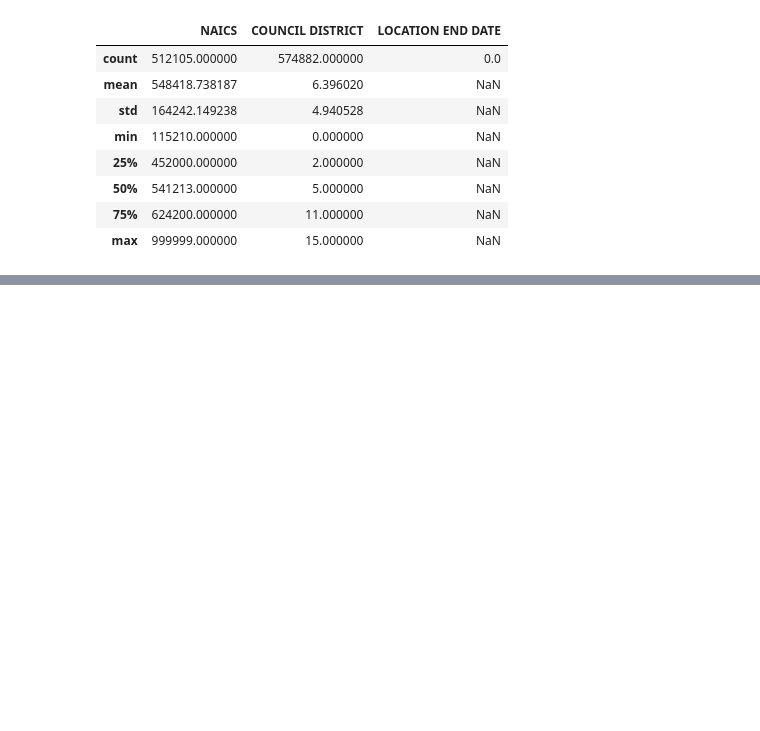
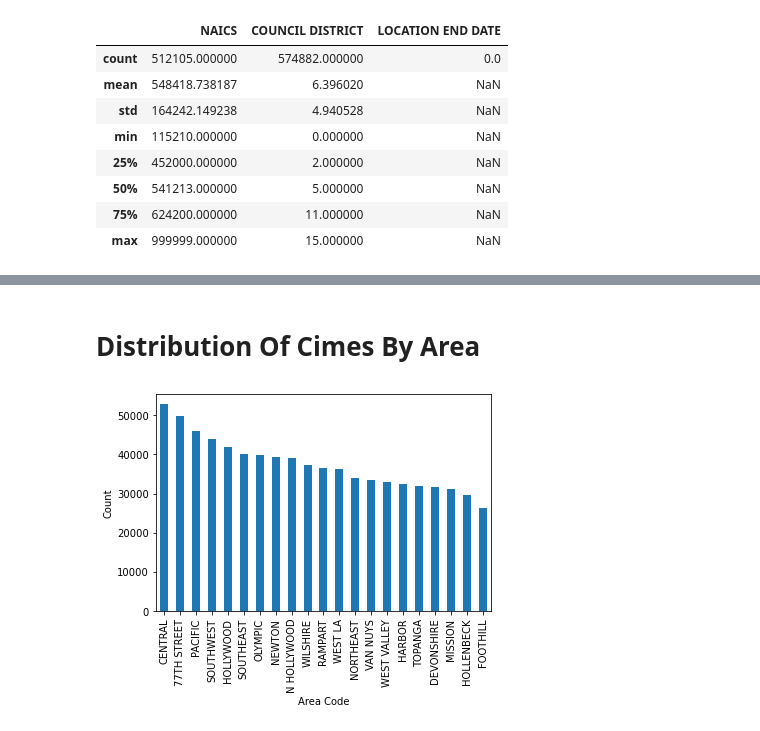
Before and after one commit to thikyi/DataScienceCapstone2, a Jupyter notebook: notebooks/01_Data_Wrangling.ipynb, the cells around one changed output, grey strips where cells are left out. Drawn from its saved outputs; the diff is of its cells as text; code cells hidden in the pictures; blank space fills up the shorter version.

```diff
--- a/notebooks/01_Data_Wrangling.ipynb
+++ b/notebooks/01_Data_Wrangling.ipynb
@@ -124,0 +498,9 @@ biz_data.head()
+# %% [markdown]
+# Distribution Of Cimes By Area
+# %%
+crime_data_cleaned['AREA NAME'].value_counts().plot(kind='bar')
+plt.xlabel('Area Code')
+plt.ylabel('Count')
+plt.show()
+# %% [output]
+[figure, added]
```
Also changed, not shown: parts of 54 cells of this notebook.
